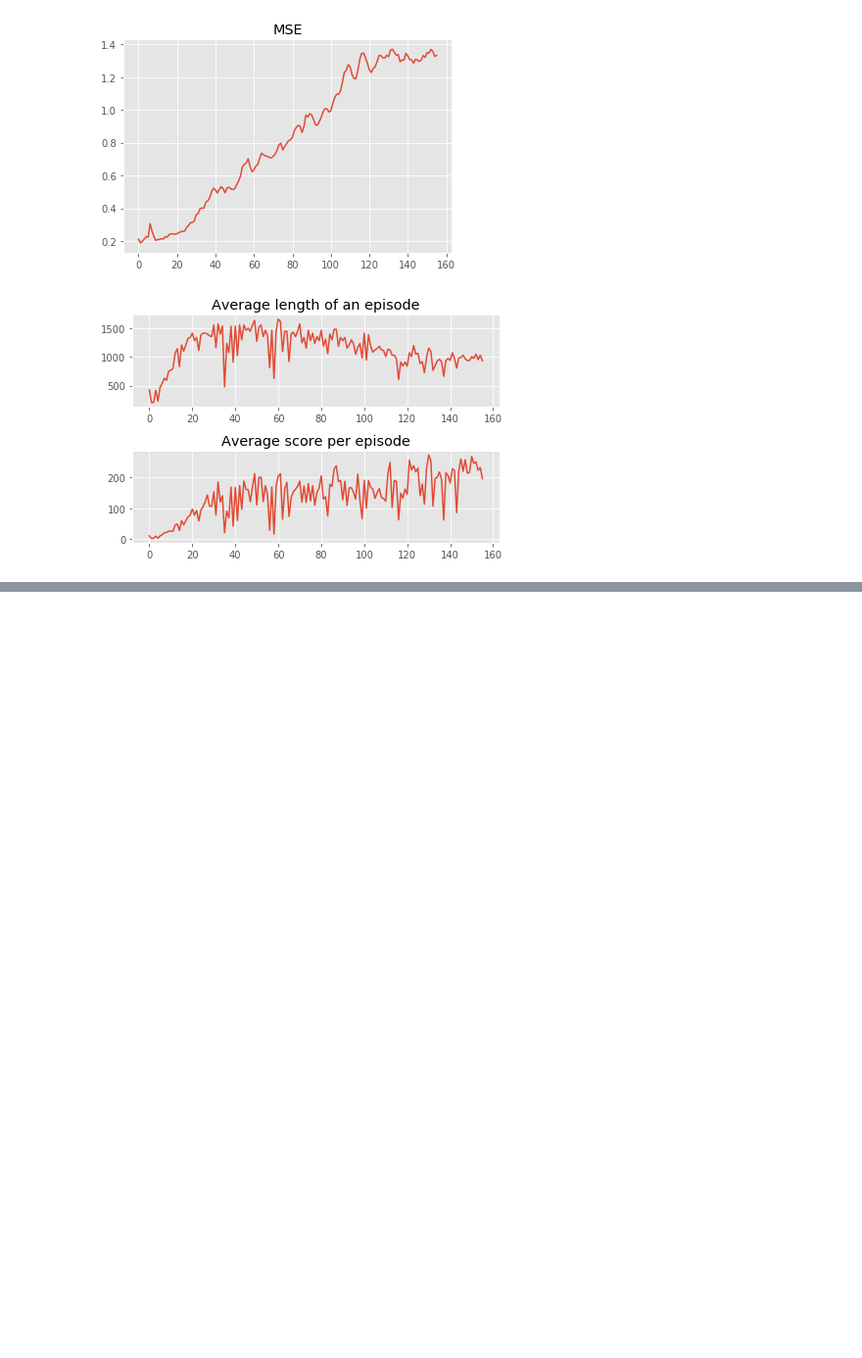
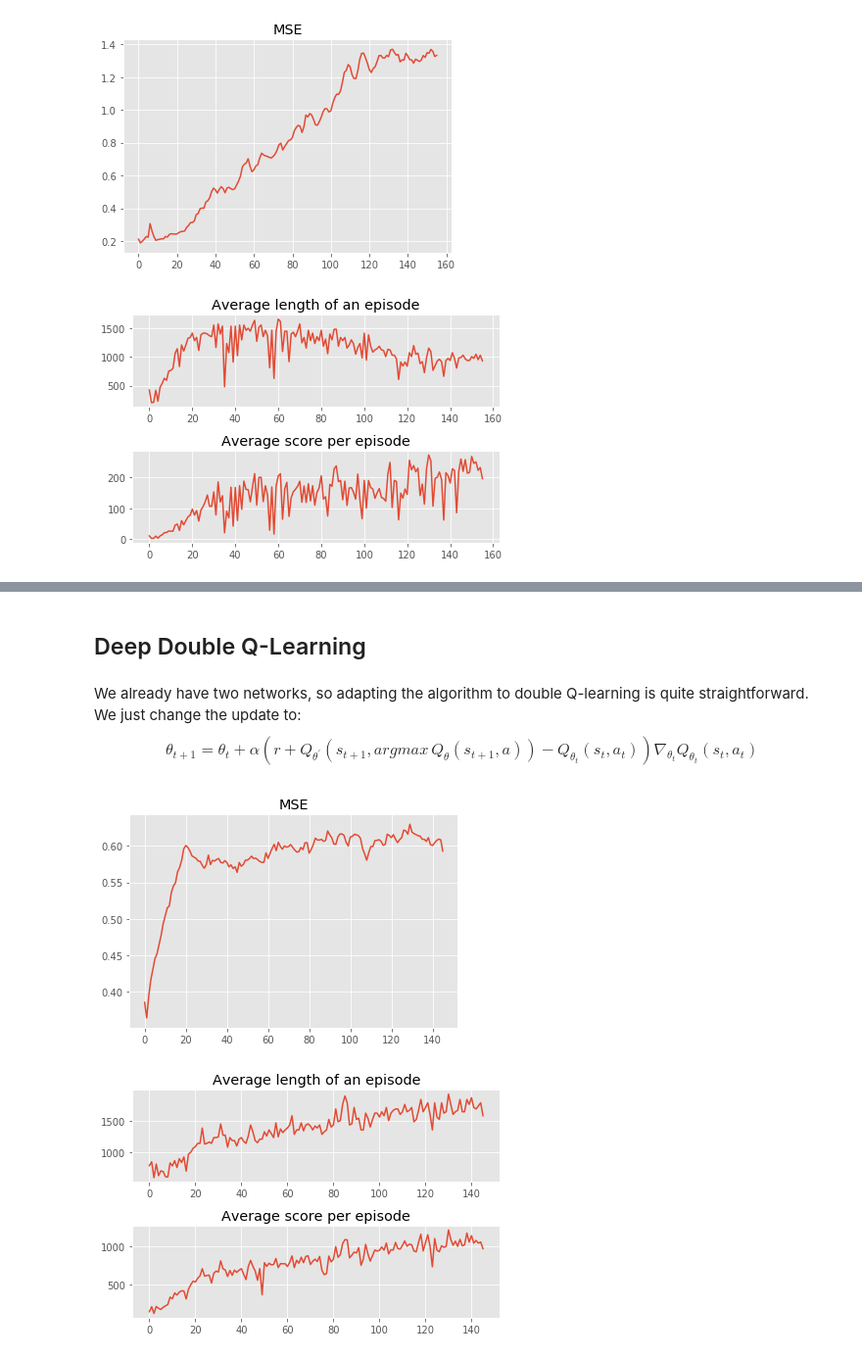
Before and after one commit to rllabmcgill/rlcourse-march-31-hugobb, a Jupyter notebook: deep-q-learning.ipynb, the cells around one changed output, grey strips where cells are left out. Shown at 98% size. Drawn from its saved outputs; the diff is of its cells as text; code cells hidden in the pictures; blank space fills up the shorter version.

Commit message:
updating notebook with space invaders results

```diff
--- a/deep-q-learning.ipynb
+++ b/deep-q-learning.ipynb
@@ -80,3 +80,30 @@ HTML(data='''<video alt="test" controls>
              </video>'''.format(encoded.decode('ascii')))
 # %% [output]
 [interactive output not drawn]
+# %% [markdown]
+## Deep Double Q-Learning
+# %% [markdown]
+We already have two networks, so adapting the algorithm to double Q-learning is quite straightforward. We just change the update to:
+$$\theta_{t+1} = \theta_{t} + \alpha(r + Q_{\theta^\prime}(s_{t+1},argmax\,Q_\theta(s_{t+1},a)) - Q_{\theta_t}(s_t,a_t))\nabla_{\theta_t} Q_{\theta_t}(s_t,a_t)$$
+# %%
+path = 'results/space_invaders/'
+
+mean_loss = np.loadtxt(os.path.join(path,'learning.csv'), delimiter=',', skiprows=1, usecols=2)
+results = np.loadtxt(os.path.join(path,'results.csv'), delimiter=',', skiprows=1, usecols=(2,5))
+
+plt.figure(1)
+plt.plot(mean_loss)
+plt.title('MSE')
+
+plt.figure(2)
+plt.subplot(211)
+plt.plot(results[:,0])
+plt.title('Average length of an episode')
+plt.subplot(212)
+plt.plot(results[:,1])
+plt.title('Average score per episode')
+plt.tight_layout()
+plt.show()
+# %% [output]
+[figure, added]
+[figure, added]
```
Also changed, not shown: parts of 1 cell of this notebook.
